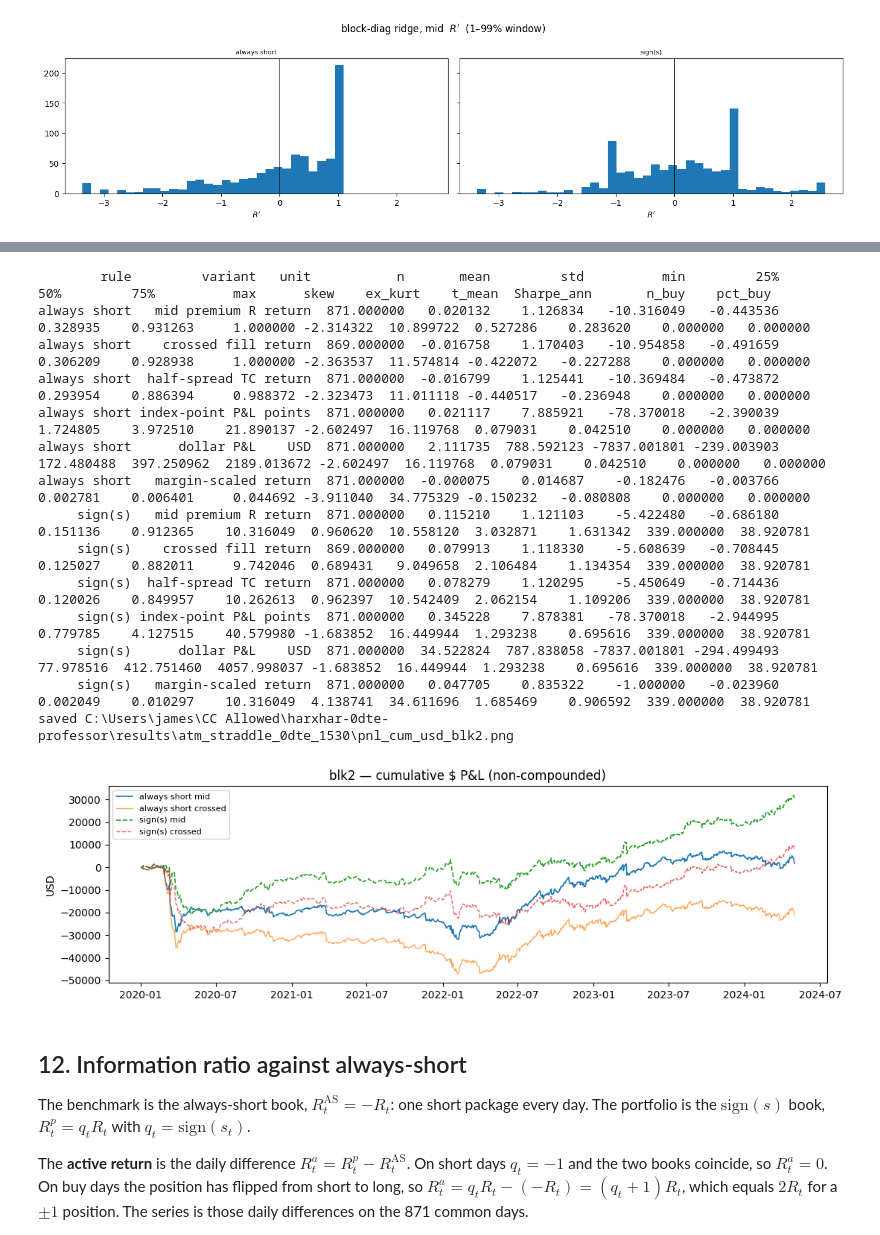
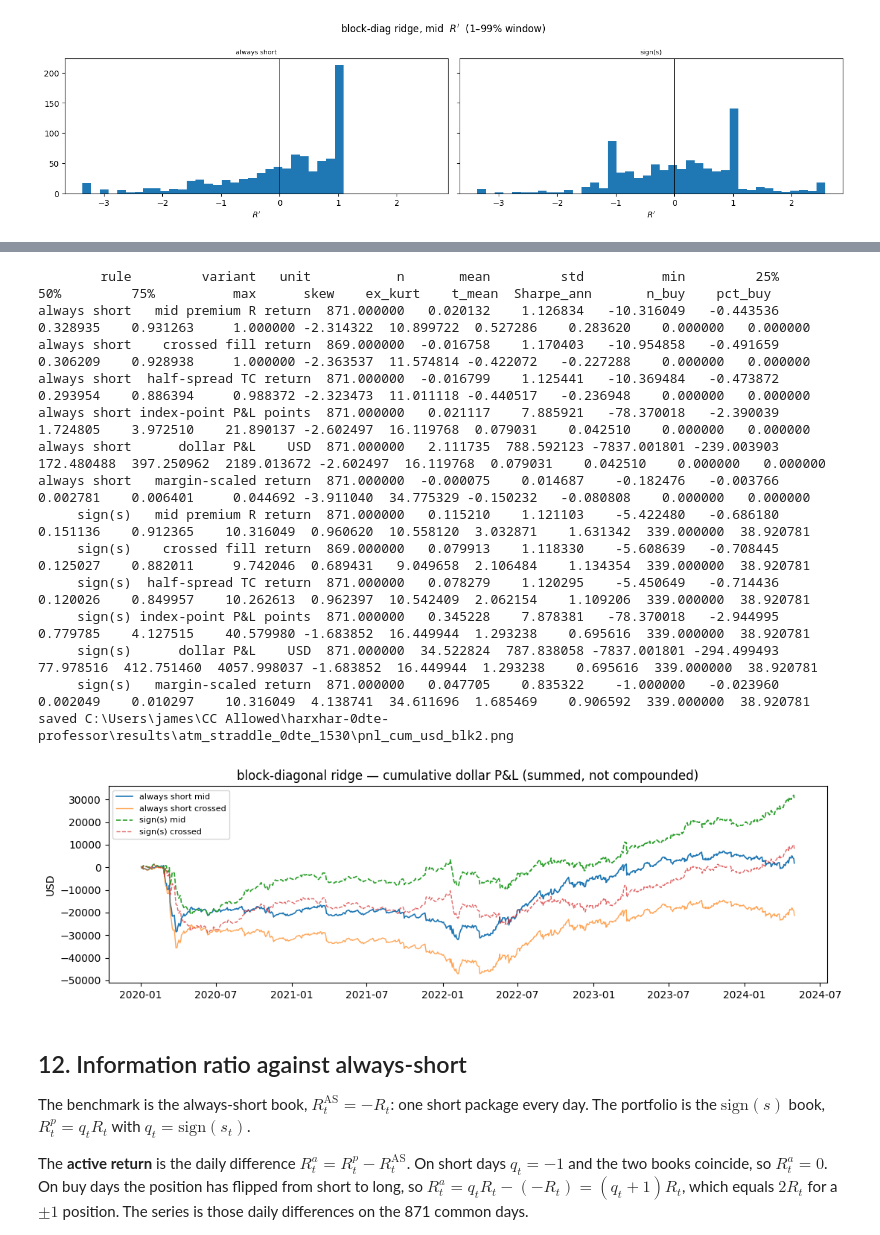
Before and after one commit to jamesdchen/harxhar-clean, a Jupyter notebook: notebooks/atm_straddle_rv_iv.ipynb, the cells around one changed output, grey strips where cells are left out. Saved outputs shown, nothing was run; the diff lists cells and outputs as text; code cells hidden in the pictures.

```diff
--- a/notebooks/atm_straddle_rv_iv.ipynb
+++ b/notebooks/atm_straddle_rv_iv.ipynb
@@ -847,35 +874,35 @@ for name, ls in (("always short", "-"), ("sign(s)", "--")):
     ax.plot(
         px.index,
         asl.points_pnl(q, px["exit"], px["entry"]).cumsum() * asl.SPX_MULTIPLIER,
         ls, lw=1.2, label=f"{name} mid",
     )
     signq = np.sign(q.replace(0, -1.0))
     crossed_usd = (asl.crossed_premium_return(signq, px["exit"], px["bid_entry"], px["ask_entry"]) * q.abs() * px["entry"] * asl.SPX_MULTIPLIER)
     ax.plot(px.index, crossed_usd.cumsum(), ls, lw=1.0, alpha=0.7, label=f"{name} crossed")
-ax.set_title("blk2 — cumulative $ P&L (non-compounded)")
+ax.set_title("block-diagonal ridge — cumulative dollar P&L (summed, not compounded)")
 ax.set_ylabel("USD")
 ax.legend(fontsize=8)
 fig.tight_layout()
 fig.savefig(OUT / "pnl_cum_usd_blk2.png", dpi=120, bbox_inches="tight")
 print("saved", OUT / "pnl_cum_usd_blk2.png")
 display(fig)
 plt.close(fig)
 # %% [output]
         rule         variant   unit           n       mean         std          min         25%         50%         75%          max      skew    ex_kurt    t_mean  Sharpe_ann       n_buy    pct_buy
 always short   mid premium R return  871.000000   0.020132    1.126834   -10.316049   -0.443536    0.328935    0.931263     1.000000 -2.314322  10.899722  0.527286    0.283620    0.000000   0.000000
 always short    crossed fill return  869.000000  -0.016758    1.170403   -10.954858   -0.491659    0.306209    0.928938     1.000000 -2.363537  11.574814 -0.422072   -0.227288    0.000000   0.000000
 always short  half-spread TC return  871.000000  -0.016799    1.125441   -10.369484   -0.473872    0.293954    0.886394     0.988372 -2.323473  11.011118 -0.440517   -0.236948    0.000000   0.000000
 always short index-point P&L points  871.000000   0.021117    7.885921   -78.370018   -2.390039    1.724805    3.972510    21.890137 -2.602497  16.119768  0.079031    0.042510    0.000000   0.000000
 always short      dollar P&L    USD  871.000000   2.111735  788.592123 -7837.001801 -239.003903  172.480488  397.250962  2189.013672 -2.602497  16.119768  0.079031    0.042510    0.000000   0.000000
 always short   margin-scaled return  871.000000  -0.000075    0.014687    -0.182476   -0.003766    0.002781    0.006401     0.044692 -3.911040  34.775329 -0.150232   -0.080808    0.000000   0.000000
      sign(s)   mid premium R return  871.000000   0.115210    1.121103    -5.422480   -0.686180    0.151136    0.912365    10.316049  0.960620  10.558120  3.032871    1.631342  339.000000  38.920781
      sign(s)    crossed fill return  869.000000   0.079913    1.118330    -5.608639   -0.708445    0.125027    0.882011     9.742046  0.689431   9.049658  2.106484    1.134354  339.000000  38.920781
      sign(s)  half-spread TC return  871.000000   0.078279    1.120295    -5.450649   -0.714436    0.120026    0.849957    10.262613  0.962397  10.542409  2.062154    1.109206  339.000000  38.920781
      sign(s) index-point P&L points  871.000000   0.345228    7.878381   -78.370018   -2.944995    0.779785    4.127515    40.579980 -1.683852  16.449944  1.293238    0.695616  339.000000  38.920781
      sign(s)      dollar P&L    USD  871.000000  34.522824  787.838058 -7837.001801 -294.499493   77.978516  412.751460  4057.998037 -1.683852  16.449944  1.293238    0.695616  339.000000  38.920781
      sign(s)   margin-scaled return  871.000000   0.047705    0.835322    -1.000000   -0.023960    0.002049    0.010297    10.316049  4.138741  34.611696  1.685469    0.906592  339.000000  38.920781
 saved C:\Users\james\CC Allowed\harxhar-0dte-professor\results\atm_straddle_0dte_1530\pnl_cum_usd_blk2.png
-[figure, old version]
+[figure, new version]
 # %% [markdown]
 ## 12. Information ratio against always-short
 
```
Also changed, not shown: parts of 2 cells of this notebook, 2 other files.
